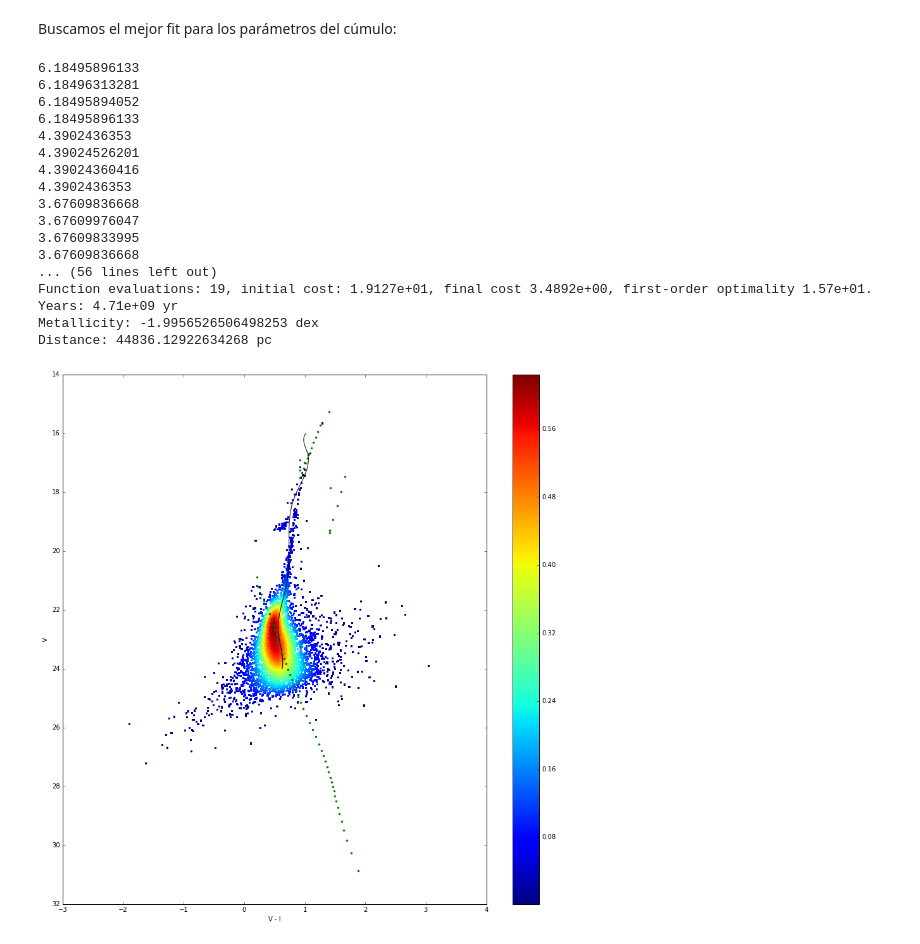
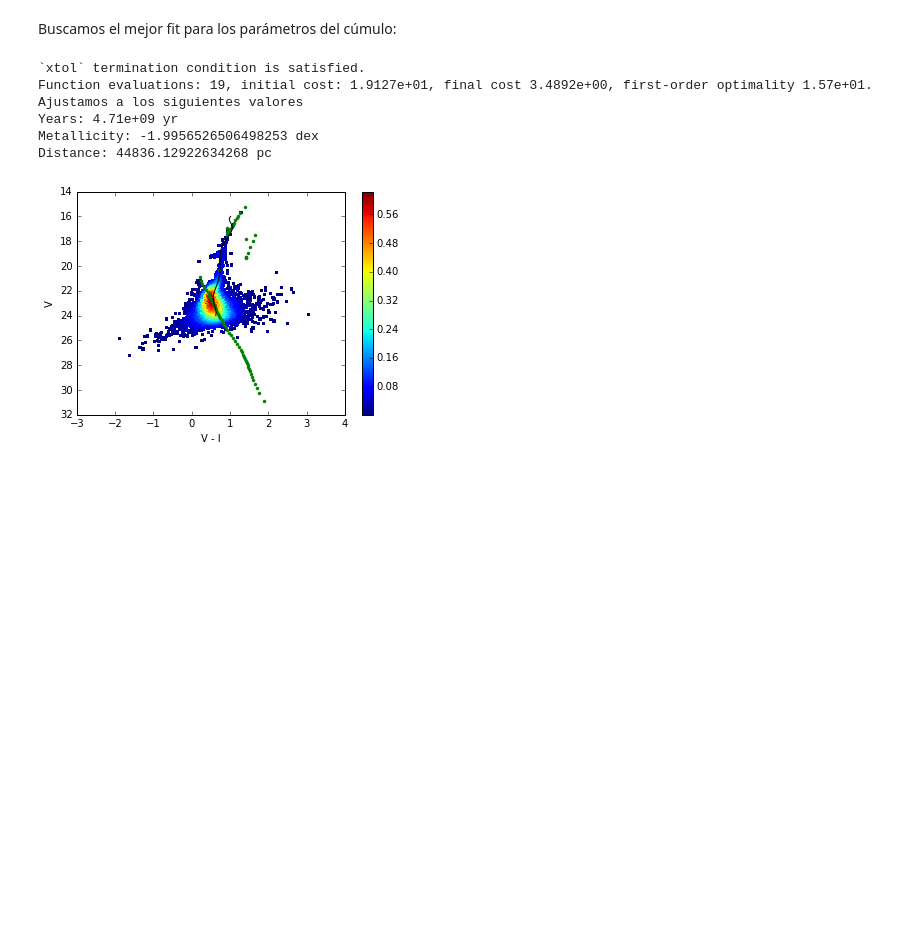
Before and after one commit to cjsantander/AST0421, a Jupyter notebook: Tarea2_Parte2/Tarea1_Parte2.ipynb, the cells around one changed output. Cells and saved outputs as stored; diff of their text form; code cells hidden in the pictures; blank space fills up the shorter version.

```diff
--- a/Tarea2_Parte2/Tarea1_Parte2.ipynb
+++ b/Tarea2_Parte2/Tarea1_Parte2.ipynb
@@ -224,7 +224,6 @@ axes.invert_yaxis()
 
 plt.plot(x_fits, y_fits, 'g.')
 plt.plot(fit, y_range, '-', color='black')
-plt.rcParams['figure.figsize'] = (15.0, 15.0)
 plt.xlabel('V - I')
 plt.ylabel('V')
 plt.show()
@@ -270,8 +269,6 @@ def fun_isochrone(params, tck_fit):
 # Queremos ajustar our_iso.isochrone() a fit.
 def err(params, tck_fit):
     error = fun_isochrone(params, tck_fit)
-    norm = np.linalg.norm(error)
-    print(norm)
     return error
 
 
@@ -286,44 +283,34 @@ res_lsq = least_squares(err, x0, args=(tck,),
                         bounds=(inf_x, sup_x), max_nfev=50,
                         #ftol= 2.220446049250313e-16,
                         #xtol= 2.220446049250313e-16,
                         #gtol= 2.220446049250313e-16,
                         #diff_step = [np.log10(1*(10**9)), 0.1, 10000],
                         verbose=1)
+print("Ajustamos a los siguientes valores")
 print("Years: {:.2e} yr\nMetallicity: {} dex\nDistance: {} pc".format(10**res_lsq.x[0], res_lsq.x[1], res_lsq.x[2]))
 
 isochrone = Dartmouth_Isochrone(['V','I'])
 model = isochrone.isochrone(res_lsq.x[0], res_lsq.x[1], distance=res_lsq.x[2], AV=a_v[0])
 x_fits = model.V_mag - model.I_mag
 y_fits = model.V_mag
 fig, ax = plt.subplots()
 xy = np.vstack([x,y])
 z = gaussian_kde(xy)(xy)
 im = ax.scatter(x, y, c=z, s=10, marker='s', edgecolor='')
 axes = plt.gca()
 fig.colorbar(im)
 axes.invert_yaxis()
 
 plt.plot(x_fits, y_fits, 'g.')
 plt.plot(fit, y_range, '-', color='black')
 plt.xlabel('V - I')
 plt.ylabel('V')
 plt.show()
 # %% [output]
-6.18495896133
-6.18496313281
-6.18495894052
-6.18495896133
-4.3902436353
-4.39024526201
-4.39024360416
-4.3902436353
-3.67609836668
-3.67609976047
-3.67609833995
-3.67609836668
-... (56 lines left out)
+`xtol` termination condition is satisfied.
 Function evaluations: 19, initial cost: 1.9127e+01, final cost 3.4892e+00, first-order optimality 1.57e+01.
+Ajustamos a los siguientes valores
 Years: 4.71e+09 yr
 Metallicity: -1.9956526506498253 dex
 Distance: 44836.12922634268 pc
-[figure, old version]
+[figure, new version]
```
Also changed, not shown: parts of 1 cell of this notebook.
